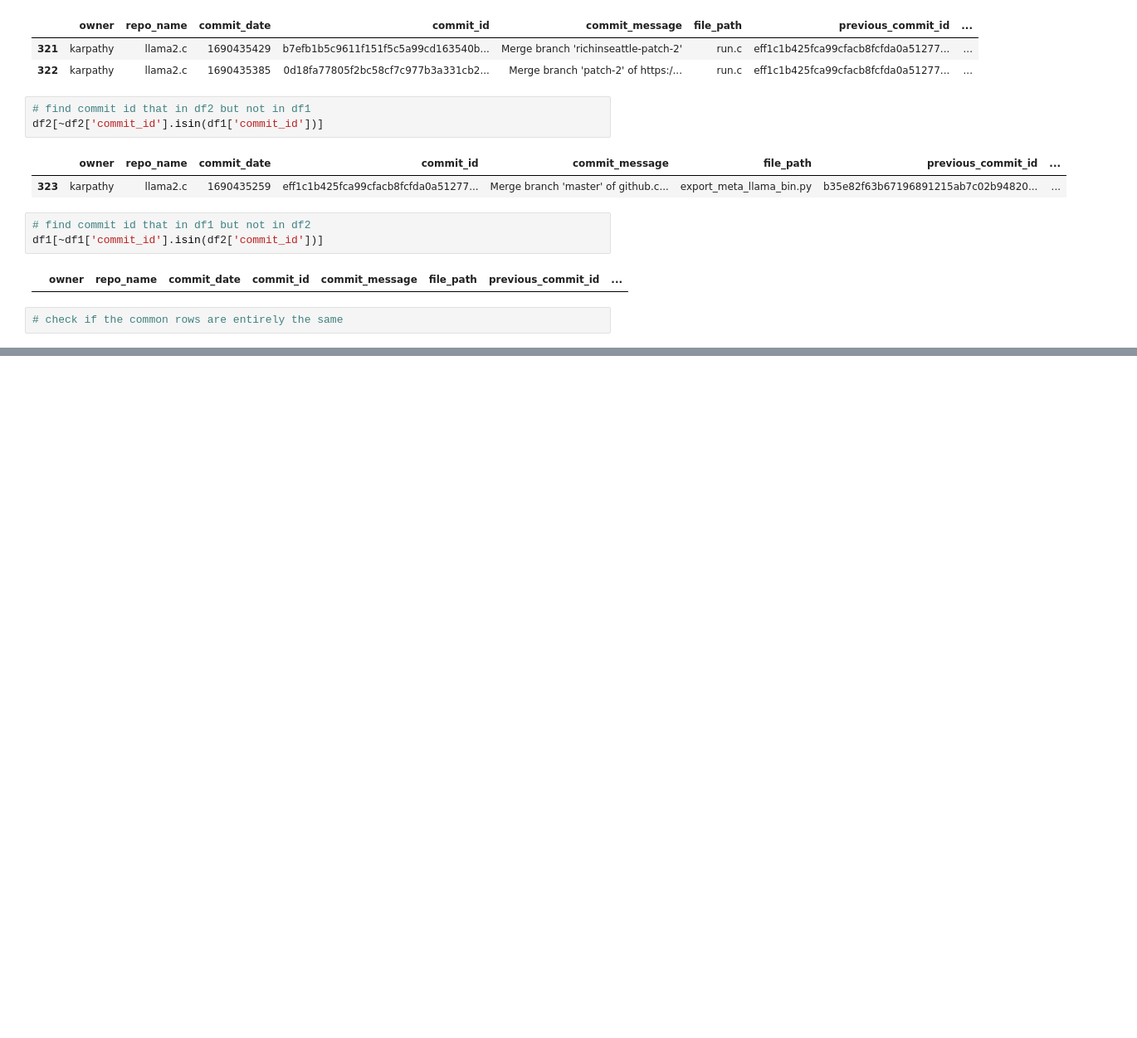
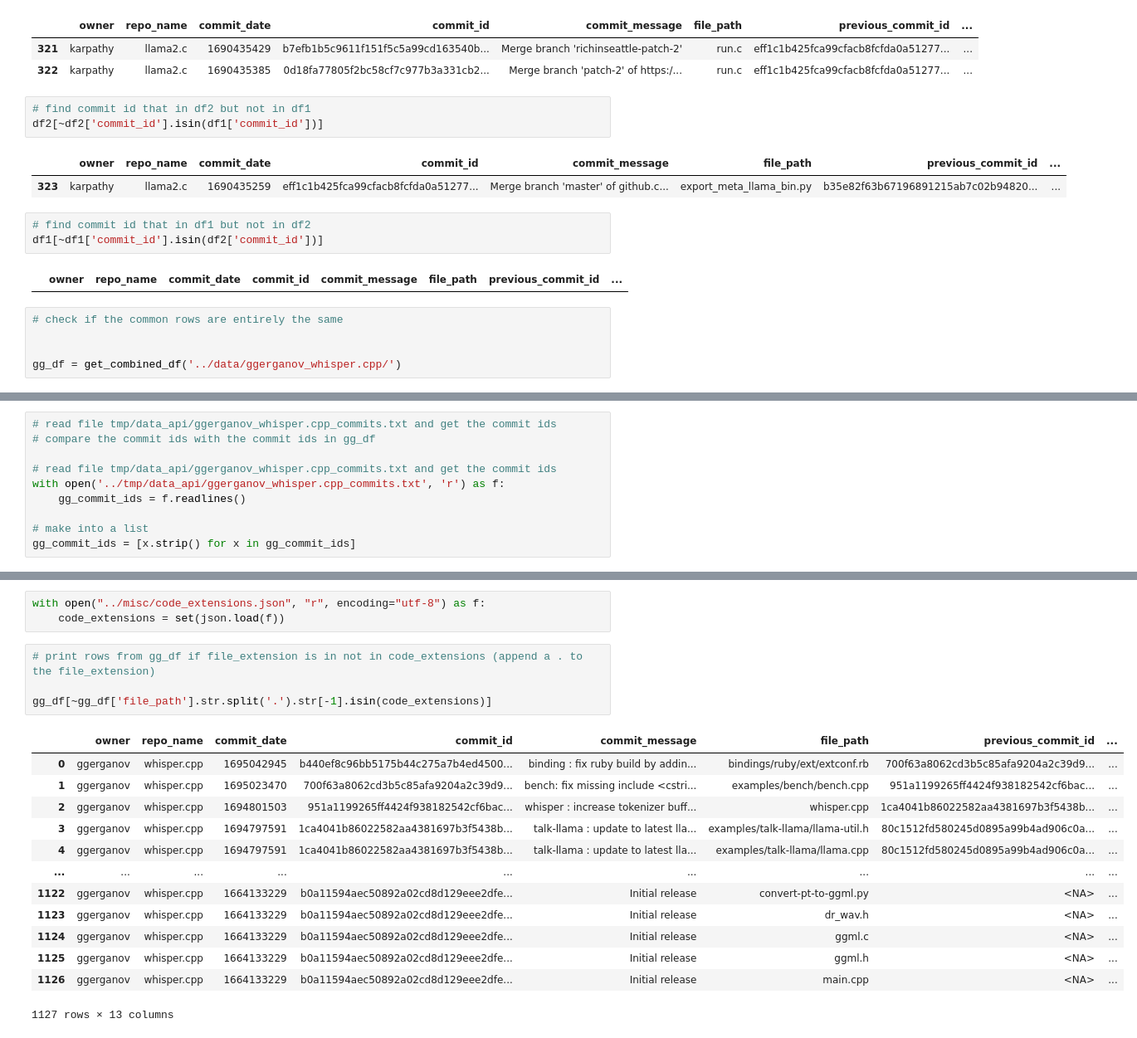
Before and after one commit to Siddharth-Gandhi/ds, a Jupyter notebook: notebooks/temp.ipynb, the cells around one changed output, grey strips where cells are left out. Shown at 83% size. Saved outputs shown, nothing was run; the diff lists cells and outputs as text; blank space fills up the shorter version.

Commit message:
Debugging gitpython repo run

```diff
--- a/notebooks/temp.ipynb
+++ b/notebooks/temp.ipynb
@@ -305,3 +305,6 @@ df1[~df1['commit_id'].isin(df2['commit_id'])]
 |  | owner | repo_name | commit_date | commit_id | commit_message | file_path | previous_commit_id | ... |
 # %%
 # check if the common rows are entirely the same
+
+
+gg_df = get_combined_df('../data/ggerganov_whisper.cpp/')
@@ -309,0 +315,10 @@ False
+# %%
+# read file tmp/data_api/ggerganov_whisper.cpp_commits.txt and get the commit ids
+# compare the commit ids with the commit ids in gg_df
+
+# read file tmp/data_api/ggerganov_whisper.cpp_commits.txt and get the commit ids
+with open('../tmp/data_api/ggerganov_whisper.cpp_commits.txt', 'r') as f:
+    gg_commit_ids = f.readlines()
+
+# make into a list
+gg_commit_ids = [x.strip() for x in gg_commit_ids]
@@ -309,0 +354,21 @@ False
+# %%
+with open("../misc/code_extensions.json", "r", encoding="utf-8") as f:
+    code_extensions = set(json.load(f))
+# %%
+# print rows from gg_df if file_extension is in not in code_extensions (append a . to the file_extension)
+
+gg_df[~gg_df['file_path'].str.split('.').str[-1].isin(code_extensions)]
+# %% [output]
+|  | owner | repo_name | commit_date | commit_id | commit_message | file_path | previous_commit_id | ... |
+| 0 | ggerganov | whisper.cpp | 1695042945 | b440ef8c96bb5175b44c275a7b4ed4500... | binding : fix ruby build by addin... | bindings/ruby/ext/extconf.rb | 700f63a8062cd3b5c85afa9204a2c39d9... | ... |
+| 1 | ggerganov | whisper.cpp | 1695023470 | 700f63a8062cd3b5c85afa9204a2c39d9... | bench: fix missing include <cstri... | examples/bench/bench.cpp | 951a1199265ff4424f938182542cf6bac... | ... |
+| 2 | ggerganov | whisper.cpp | 1694801503 | 951a1199265ff4424f938182542cf6bac... | whisper : increase tokenizer buff... | whisper.cpp | 1ca4041b86022582aa4381697b3f5438b... | ... |
+| 3 | ggerganov | whisper.cpp | 1694797591 | 1ca4041b86022582aa4381697b3f5438b... | talk-llama : update to latest lla... | examples/talk-llama/llama-util.h | 80c1512fd580245d0895a99b4ad906c0a... | ... |
+| 4 | ggerganov | whisper.cpp | 1694797591 | 1ca4041b86022582aa4381697b3f5438b... | talk-llama : update to latest lla... | examples/talk-llama/llama.cpp | 80c1512fd580245d0895a99b4ad906c0a... | ... |
+| ... | ... | ... | ... | ... | ... | ... | ... | ... |
+| 1122 | ggerganov | whisper.cpp | 1664133229 | b0a11594aec50892a02cd8d129eee2dfe... | Initial release | convert-pt-to-ggml.py | <NA> | ... |
+| 1123 | ggerganov | whisper.cpp | 1664133229 | b0a11594aec50892a02cd8d129eee2dfe... | Initial release | dr_wav.h | <NA> | ... |
+| 1124 | ggerganov | whisper.cpp | 1664133229 | b0a11594aec50892a02cd8d129eee2dfe... | Initial release | ggml.c | <NA> | ... |
+| 1125 | ggerganov | whisper.cpp | 1664133229 | b0a11594aec50892a02cd8d129eee2dfe... | Initial release | ggml.h | <NA> | ... |
+| 1126 | ggerganov | whisper.cpp | 1664133229 | b0a11594aec50892a02cd8d129eee2dfe... | Initial release | main.cpp | <NA> | ... |
+1127 rows × 13 columns
```
Also changed, not shown: parts of 15 cells of this notebook, 6 other files.
